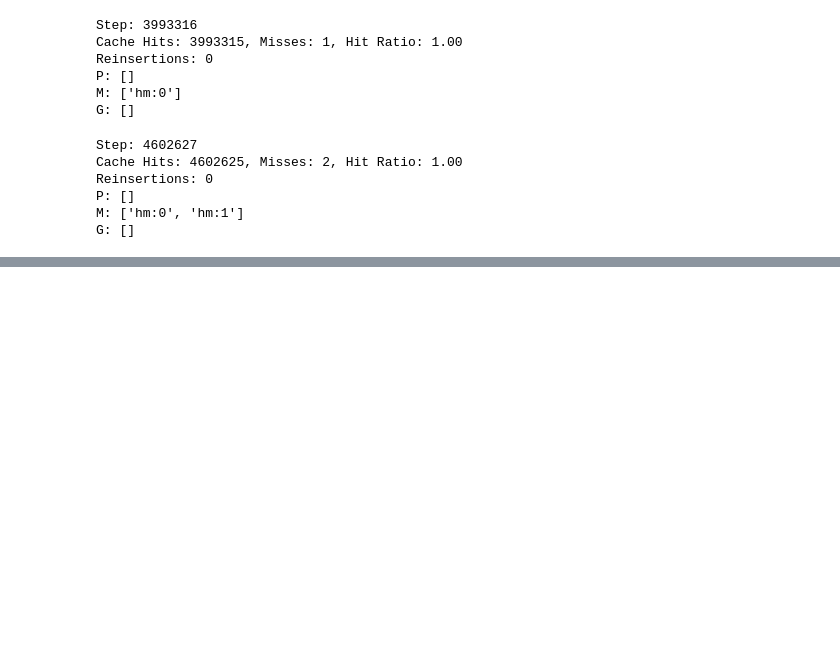
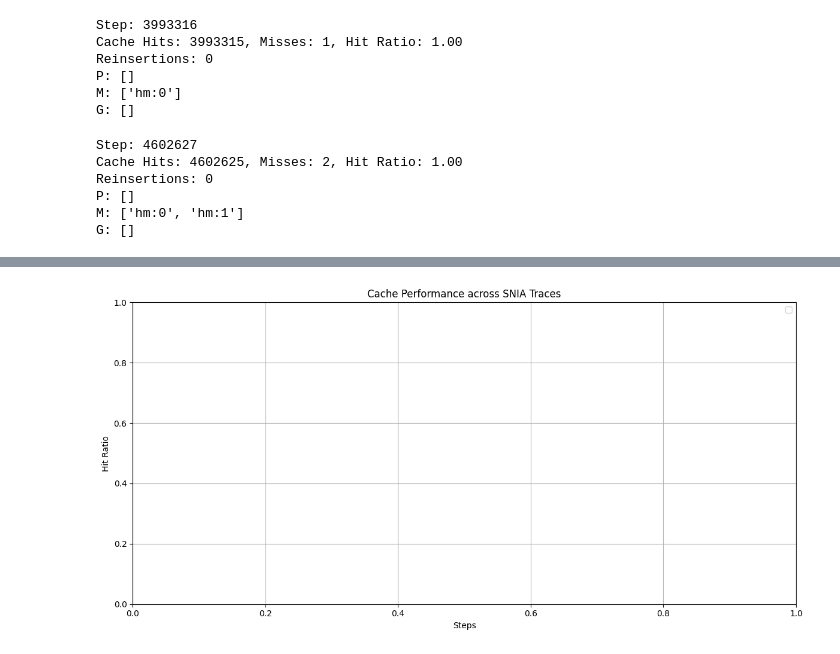
Before and after one commit to soumyananduri/S3-FIFO-Hybrid-Cache-Eviction, a Jupyter notebook: S3-prototype.ipynb, the cells around one changed output, grey strips where cells are left out. Drawn from its saved outputs; the diff is of its cells as text; code cells hidden in the pictures; blank space fills up the shorter version.

```diff
--- a/S3-prototype.ipynb
+++ b/S3-prototype.ipynb
@@ -1283,7 +1251,7 @@ def load_trace_csv(filepath):
         next(reader)
         return [row[0] for row in reader]
 
-trace = load_trace_csv("SNIA/trace_hm_0.csv")
+trace = load_trace_csv("/Users/soumyananduri/Desktop/SNIA/trace_hm_0.csv")
 
 for item in trace:
     cache.access(item)
@@ -1323,7 +1291,7 @@ def load_trace_csv(filepath):
         next(reader)
         return [row[0] for row in reader]
 
-trace = load_trace_csv("SNIA/trace_hm_0.csv")
+trace = load_trace_csv("Users/soumyananduri/Desktop/SNIA/trace_hm_0.csv")
 
 for item in trace:
     cache.access(item)
@@ -1331,0 +1456,40 @@ cache.display()  # Final stats
+# %%
+def plot_hit_ratio_from_log(gz_path):
+    # Load the compressed log
+    with gzip.open(gz_path, 'rt') as f:
+        df = pd.read_csv(f)
+
+    # Plot
+    plt.figure(figsize=(10, 5))
+    plt.plot(df['step'], df['hit_ratio'], label=os.path.basename(gz_path), linewidth=2)
+    plt.xlabel('Steps')
+    plt.ylabel('Hit Ratio')
+    plt.title(f"Hit Ratio over Time: {os.path.basename(gz_path)}")
+    plt.grid(True)
+    plt.legend()
+    plt.show()
+# %%
+log_folder = "/Users/soumyananduri/Desktop/logs"
+
+for file in os.listdir(log_folder):
+    if file.endswith(".gz"):
+        plot_hit_ratio_from_log(os.path.join(log_folder, file))
+# %%
+plt.figure(figsize=(12, 6))
+log_folder = "/Users/soumyananduri/Desktop/logs"
+
+for file in os.listdir(log_folder):
+    if file.endswith(".gz"):
+        with gzip.open(os.path.join(log_folder, file), 'rt') as f:
+            df = pd.read_csv(f)
+            plt.plot(df['step'], df['hit_ratio'], label=file.split(".")[0], linewidth=1.5)
+
+plt.xlabel('Steps')
+plt.ylabel('Hit Ratio')
+plt.title("Cache Performance across SNIA Traces")
+plt.grid(True)
+plt.legend()
+plt.tight_layout()
+plt.show()
+# %% [output]
+[figure, added]
```
Also changed, not shown: parts of 7 cells of this notebook.
